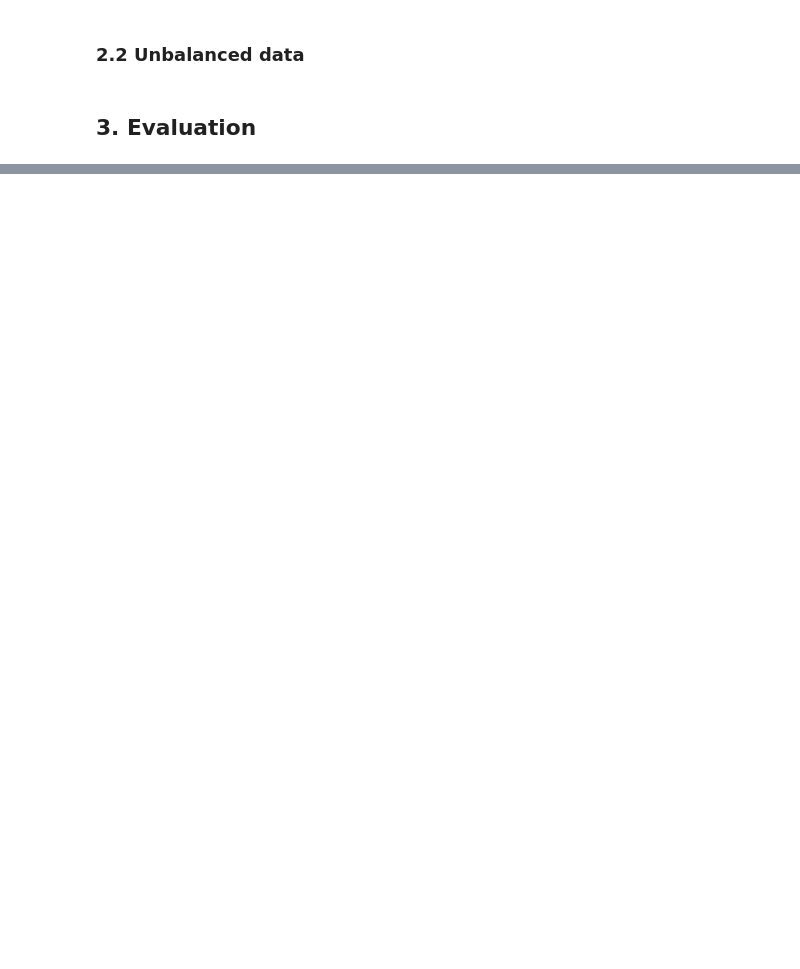
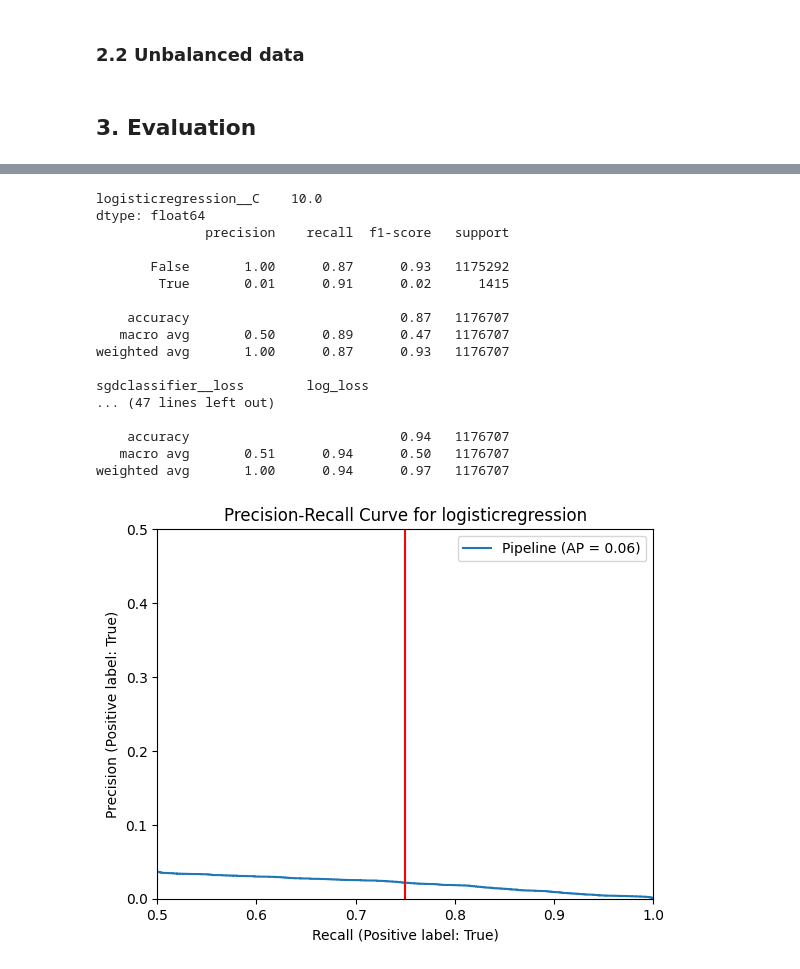
Before and after one commit to msc2106/CreditCardFraud, a Jupyter notebook: notebooks/modeling.ipynb, the cells around one changed output, grey strips where cells are left out. Saved outputs shown, nothing was run; the diff lists cells and outputs as text; code cells hidden in the pictures; blank space fills up the shorter version.

```diff
--- a/notebooks/modeling.ipynb
+++ b/notebooks/modeling.ipynb
@@ -543,3 +383,0 @@ Training and test data
-# %%
-X_train, X_test, y_train, y_test = train_test_split(dummy_df.drop(columns=['mcc', 'is_fraud']), dummy_df.is_fraud, random_state=10, stratify=dummy_df.is_fraud)
-X_train.shape, X_test.shape, y_train.shape, y_test.shape
@@ -550,27 +384,24 @@ X_train.shape, X_test.shape, y_train.shape, y_test.shape
+# %%
+models['naive']['best_estimator'].classes_ = models['logisticregression']['best_estimator'].classes_
 # %%
-def assess_model(model, name, X_train, X_test, y_train, y_test):
-    model.fit(X_train, y_train)
-    y_pred_train = model.predict(X_train)
-    y_pred_test = model.predict(X_test)
-
-    # print metrics
-    print('Training:')
-    print(classification_report(y_train, y_pred_train))
-    print('Validation:')
-    print(classification_report(y_test, y_pred_test))
+def assess_model(model, name, X_test, y_test):
+    y_pred = model.predict(X_test)
+    print(classification_report(y_test, y_pred))
+    test_fraud_prob = model.predict_proba(X_test)[:,1]
 
     # precision-recall plot
-    _ = PrecisionRecallDisplay.from_estimator(model, X_test, y_test)
-    plt.axhline(0.01, color='red');
-    plt.axis([0.5, 1., 0., 0.2]);
+    # _ = PrecisionRecallDisplay.from_estimator(model, X_test, y_test)
+    _ = PrecisionRecallDisplay.from_predictions(y_test, test_fraud_prob)
+    plt.axvline(0.75, color='red');
+    plt.axis([0.5, 1., 0., 0.5]);
     plt.legend(loc='upper right');
     plt.title(f"Precision-Recall Curve for {name}");
 
     # save precision-recall table
-    test_fraud_prob = model.predict_proba(X_test)[:,1]
     precision, recall, thresholds = precision_recall_curve(y_test, test_fraud_prob)
-    return pd.DataFrame({
+    prc = pd.DataFrame({
         'precision':precision[:-1],
         'recall': recall[:-1]},
         index=thresholds
     )
+    return prc[prc.recall>=0.75].precision.max()
@@ -749,0 +408,34 @@ Validation:
+# %%
+X_test = pd.read_csv(utils.prepend_dir('tx_test.csv'))
+y_test = X_test.is_fraud
+X_test.drop(columns='is_fraud', inplace=True)
+names = []
+recall75 = []
+
+for name, model in models.items():
+    print(f'********{name}********')
+    if name=='naive': continue
+    print(pd.Series(model['best_params']))
+    model['recall75'] = assess_model(model['best_estimator'], name, X_test, y_test)
+    names.append(name)
+    recall75.append(model['recall75'])
+    print()
+# %% [output]
+logisticregression__C    10.0
+dtype: float64
+              precision    recall  f1-score   support
+
+       False       1.00      0.87      0.93   1175292
+        True       0.01      0.91      0.02      1415
+
+    accuracy                           0.87   1176707
+   macro avg       0.50      0.89      0.47   1176707
+weighted avg       1.00      0.87      0.93   1176707
+
+sgdclassifier__loss        log_loss
+... (47 lines left out)
+
+    accuracy                           0.94   1176707
+   macro avg       0.51      0.94      0.50   1176707
+weighted avg       1.00      0.94      0.97   1176707
+[figure, added]
```
Also changed, not shown: parts of 45 cells of this notebook, 1 other file.
